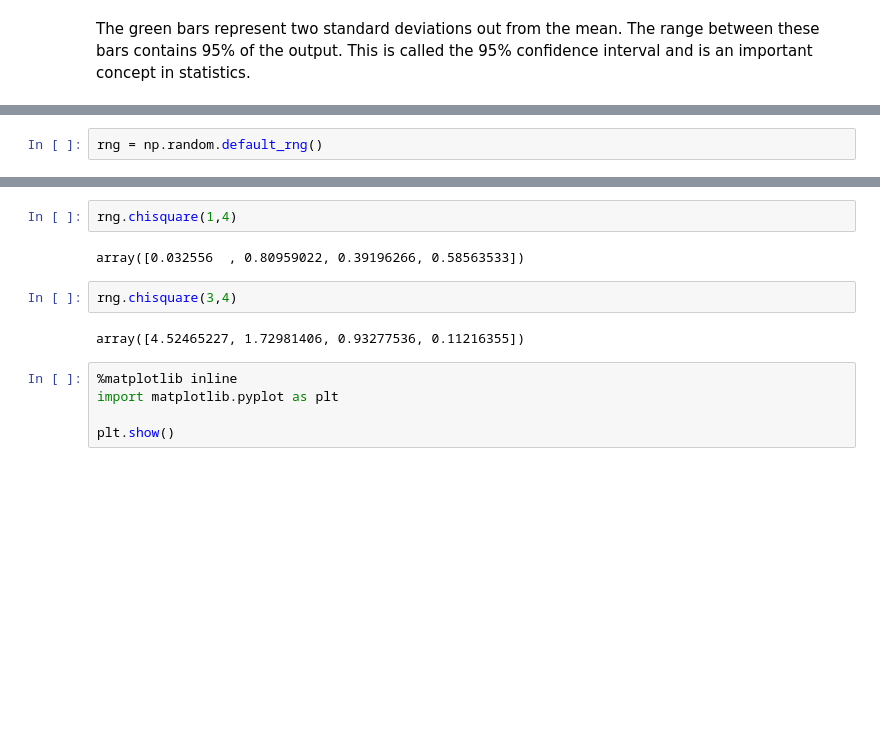
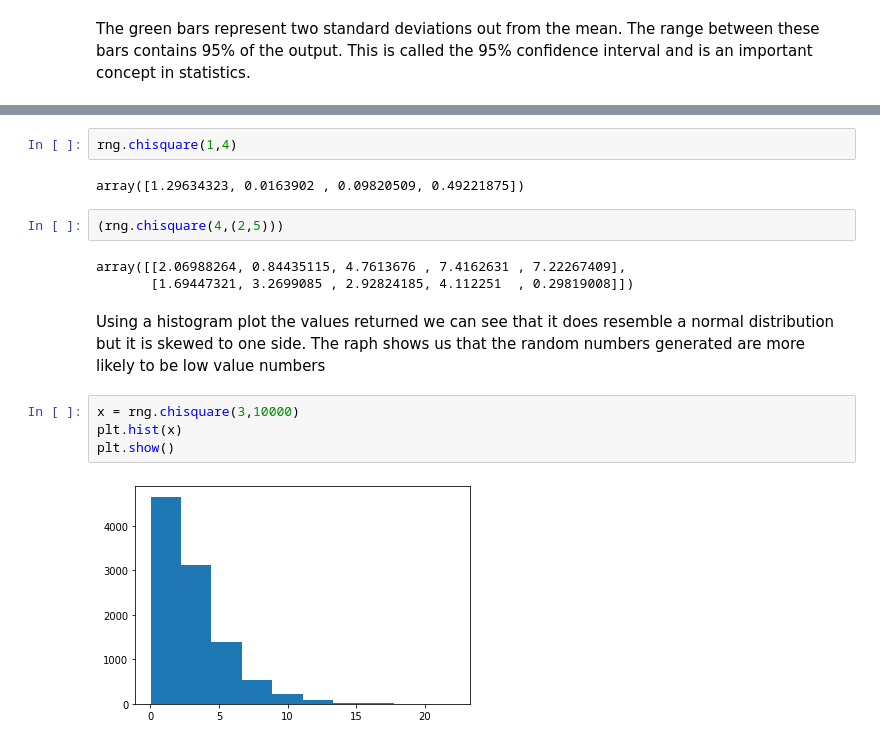
Before and after one commit to hayleydoherty/Programming-for-DA-Assignment, a Jupyter notebook: Assignment.ipynb, the cells around one changed output, grey strips where cells are left out. Saved outputs shown, nothing was run; the diff lists cells and outputs as text; blank space fills up the shorter version.

```diff
--- a/Assignment.ipynb
+++ b/Assignment.ipynb
@@ -453,2 +469,0 @@ import numpy as np
-# %%
-rng = np.random.default_rng()
@@ -459,13 +486,17 @@ array([0.68973928, 5.6479133 , 1.28639829, 0.3917558 ])
 # %%
 rng.chisquare(1,4)
 # %% [output]
-array([0.032556  , 0.80959022, 0.39196266, 0.58563533])
+array([1.29634323, 0.0163902 , 0.09820509, 0.49221875])
-# %%
-rng.chisquare(3,4)
-# %% [output]
-array([4.52465227, 1.72981406, 0.93277536, 0.11216355])
-# %%
-%matplotlib inline
-import matplotlib.pyplot as plt
-
-plt.show()
+# %%
+(rng.chisquare(4,(2,5)))
+# %% [output]
+array([[2.06988264, 0.84435115, 4.7613676 , 7.4162631 , 7.22267409],
+       [1.69447321, 3.2699085 , 2.92824185, 4.112251  , 0.29819008]])
+# %% [markdown]
+Using a histogram plot the values returned we can see that it does resemble a normal distribution but it is skewed to one side. The raph shows us that the random numbers generated are more likely to be low value numbers
+# %%
+x = rng.chisquare(3,10000)
+plt.hist(x)
+plt.show()
+# %% [output]
+[figure, added]
```
Also changed, not shown: parts of 82 cells of this notebook.
